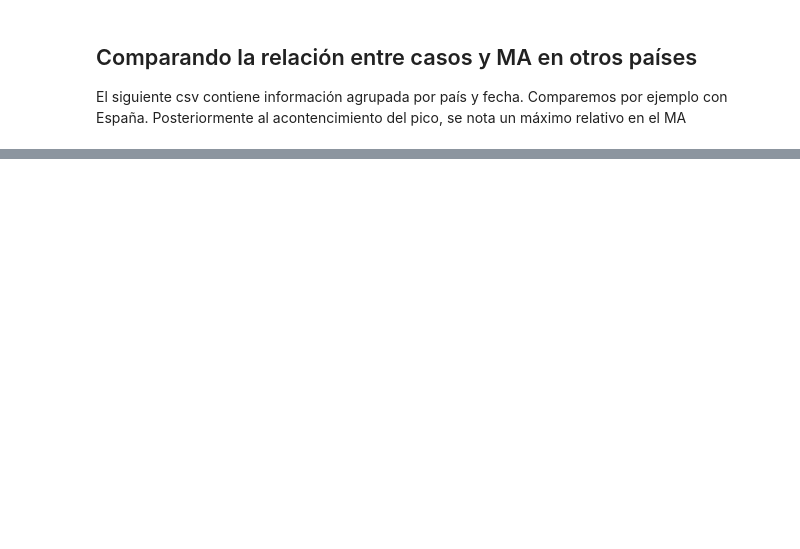
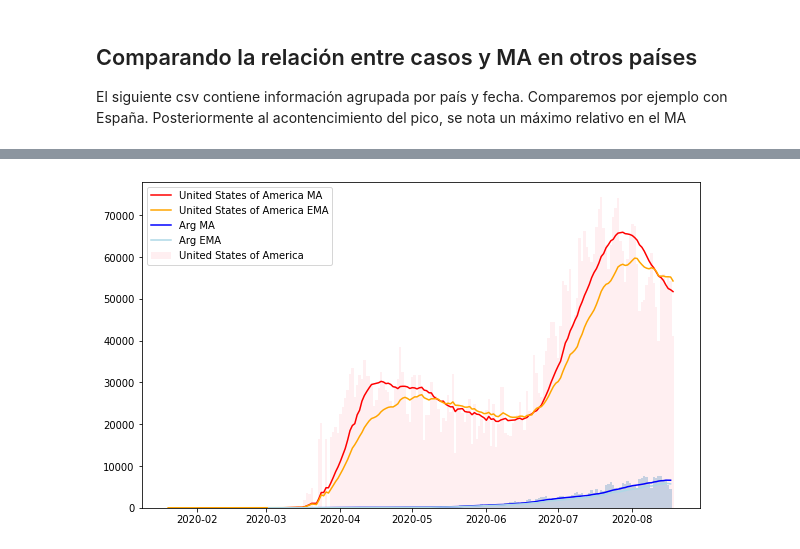
Before and after one commit to chingologram/jupyter-notebooks, a Jupyter notebook: covid-ar.ipynb, the cells around one changed output, grey strips where cells are left out. Cells and saved outputs as stored; diff of their text form; code cells hidden in the pictures; blank space fills up the shorter version.

```diff
--- a/covid-ar.ipynb
+++ b/covid-ar.ipynb
@@ -121,0 +118,4 @@ plt.legend();
+# %%
+compararArgentinaA('United States of America')
+# %% [output]
+[figure, added]
```
Also changed, not shown: parts of 10 cells of this notebook.
